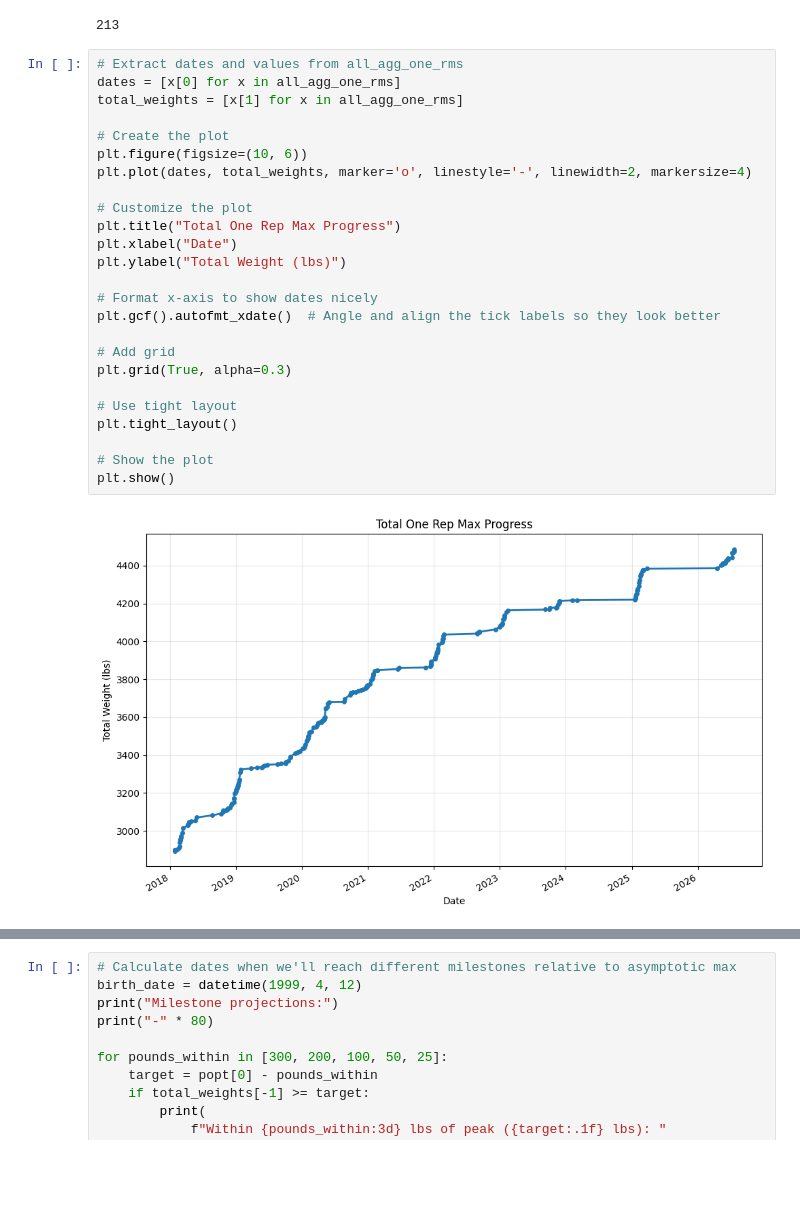
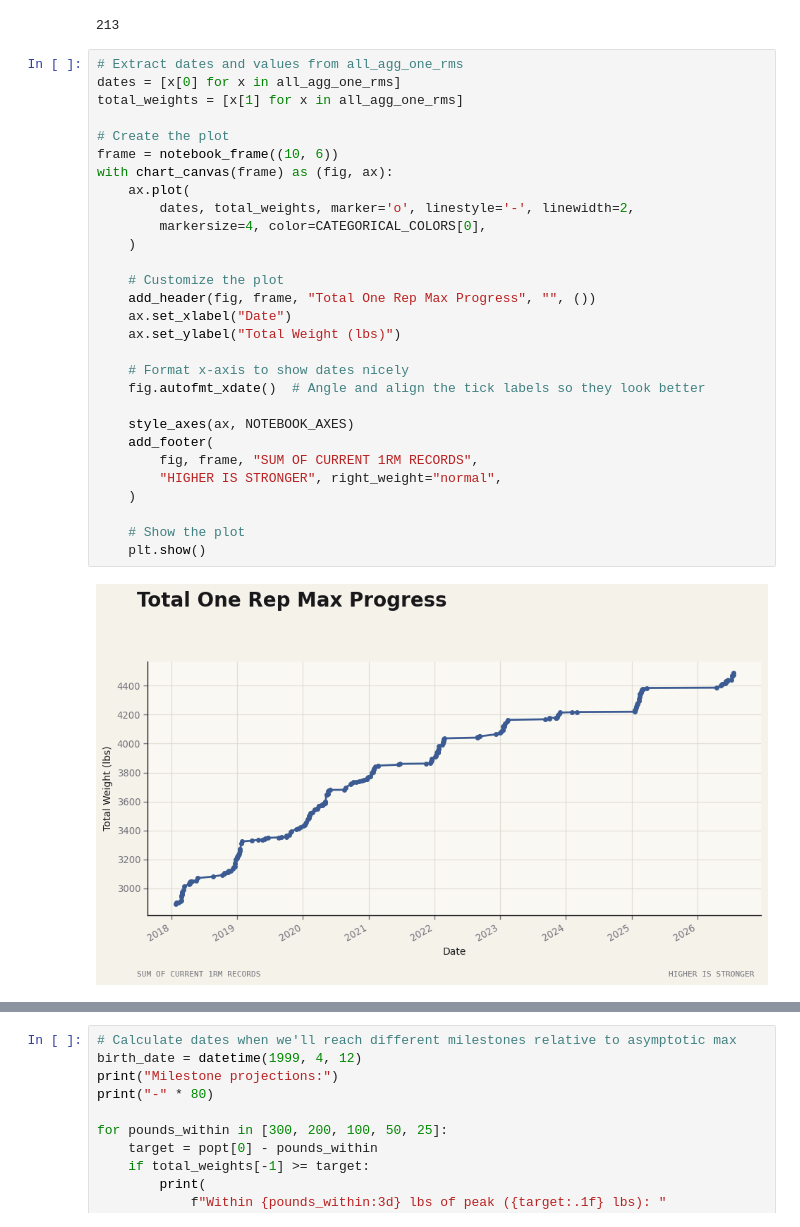
Before and after one commit to WeightliftingApp/WeightliftingApp-AnalyzeData, a Jupyter notebook: src/analyze_pr_szn.ipynb, the cells around one changed output, grey strips where cells are left out. Drawn from its saved outputs; the diff is of its cells as text; blank space fills up the shorter version.

```diff
--- a/src/analyze_pr_szn.ipynb
+++ b/src/analyze_pr_szn.ipynb
@@ -254,30 +278,34 @@ print(len(all_agg_one_rms))
 # %%
 # Extract dates and values from all_agg_one_rms
 dates = [x[0] for x in all_agg_one_rms]
 total_weights = [x[1] for x in all_agg_one_rms]
 
 # Create the plot
-plt.figure(figsize=(10, 6))
-plt.plot(dates, total_weights, marker='o', linestyle='-', linewidth=2, markersize=4)
+frame = notebook_frame((10, 6))
+with chart_canvas(frame) as (fig, ax):
+    ax.plot(
+        dates, total_weights, marker='o', linestyle='-', linewidth=2,
+        markersize=4, color=CATEGORICAL_COLORS[0],
+    )
 
-# Customize the plot
-plt.title("Total One Rep Max Progress")
-plt.xlabel("Date")
-plt.ylabel("Total Weight (lbs)")
+    # Customize the plot
+    add_header(fig, frame, "Total One Rep Max Progress", "", ())
+    ax.set_xlabel("Date")
+    ax.set_ylabel("Total Weight (lbs)")
 
-# Format x-axis to show dates nicely
-plt.gcf().autofmt_xdate()  # Angle and align the tick labels so they look better
+    # Format x-axis to show dates nicely
+    fig.autofmt_xdate()  # Angle and align the tick labels so they look better
 
-# Add grid
-plt.grid(True, alpha=0.3)
+    style_axes(ax, NOTEBOOK_AXES)
+    add_footer(
+        fig, frame, "SUM OF CURRENT 1RM RECORDS",
+        "HIGHER IS STRONGER", right_weight="normal",
+    )
 
-# Use tight layout
-plt.tight_layout()
-
-# Show the plot
-plt.show()
+    # Show the plot
+    plt.show()
 # %% [output]
-[figure, old version]
+[figure, new version]
 # %%
 import numpy as np
 from matplotlib.dates import date2num
```
Also changed, not shown: parts of 3 cells of this notebook, 1 other file.
